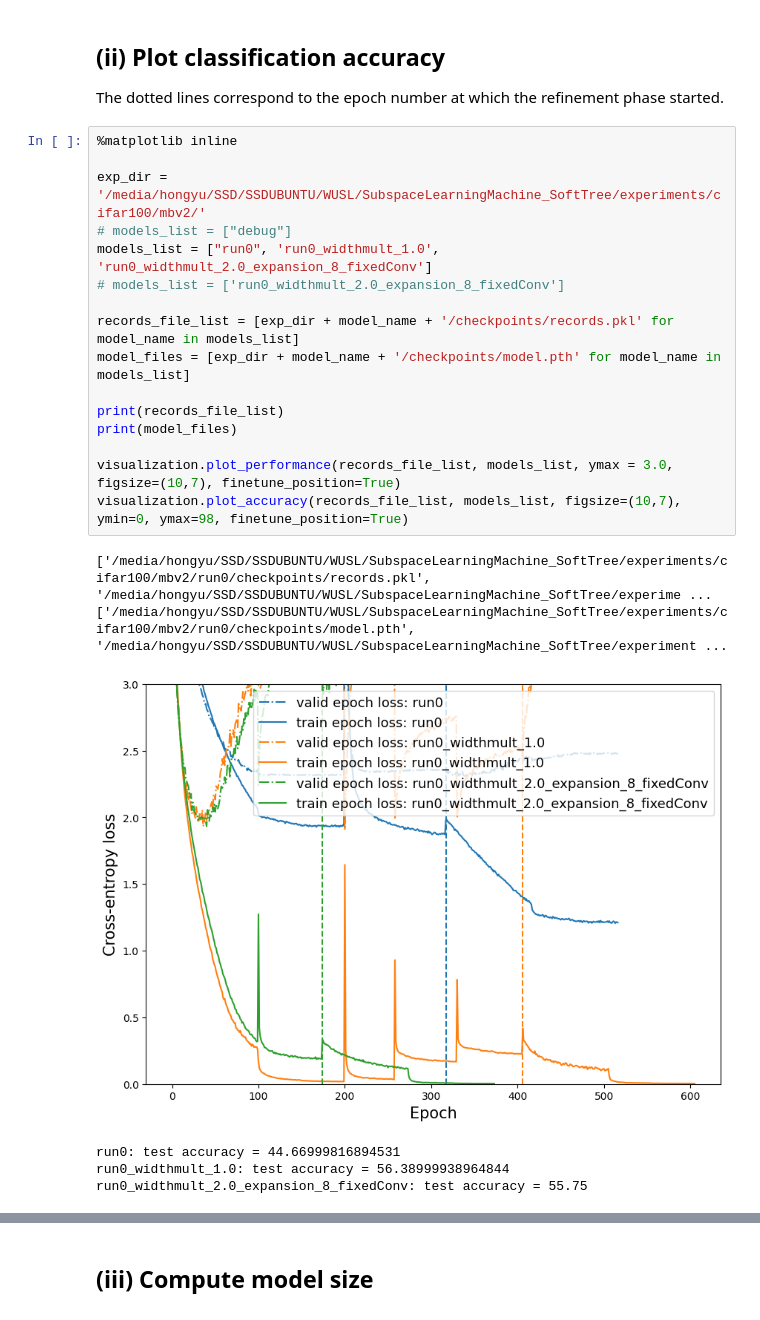
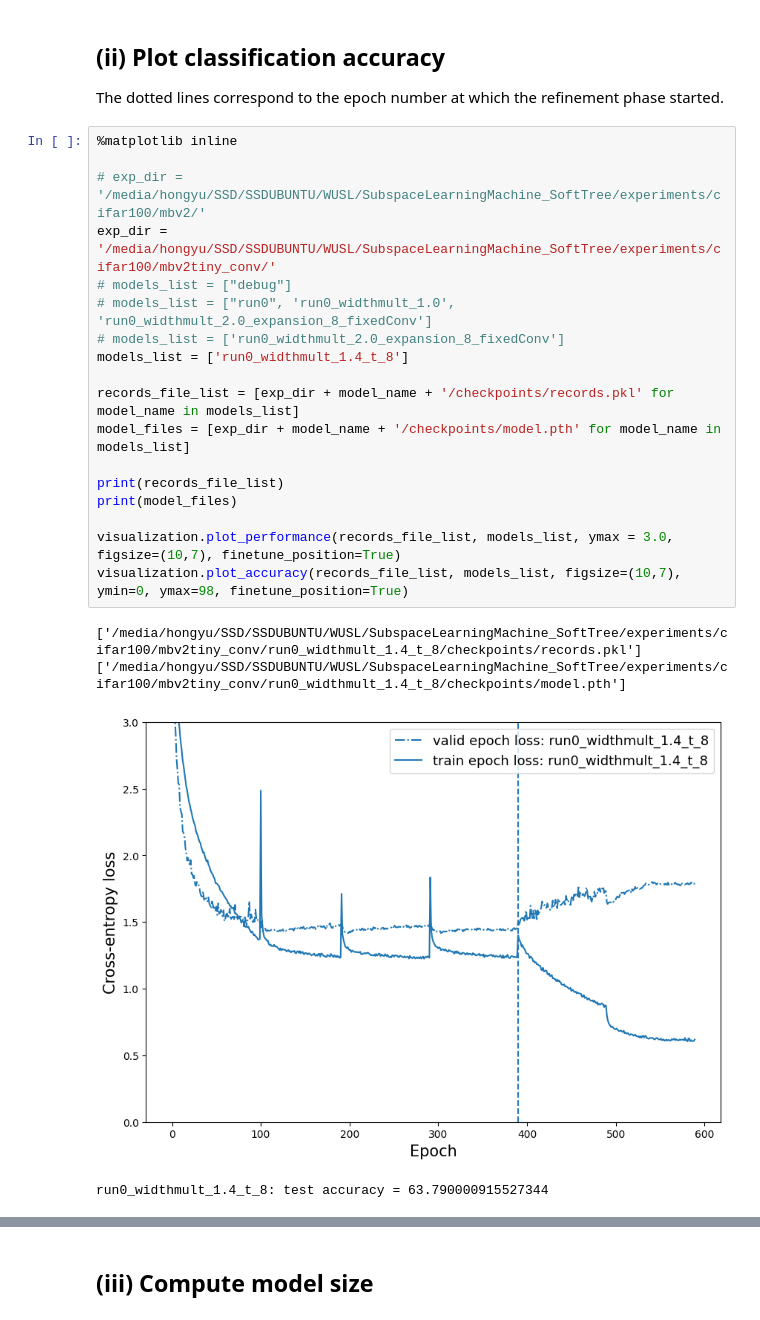
Before and after one commit to ChuniHiro/SubspaceLearningMachine_SoftTree, a Jupyter notebook: examples/evaluation_cifar100.ipynb, the cells around one changed output, grey strips where cells are left out. Saved outputs shown, nothing was run; the diff lists cells and outputs as text.

```diff
--- a/examples/evaluation_cifar100.ipynb
+++ b/examples/evaluation_cifar100.ipynb
@@ -14,23 +14,23 @@ The dotted lines correspond to the epoch number at which the refinement phase st
 # %%
 %matplotlib inline
 
-exp_dir = '/media/hongyu/SSD/SSDUBUNTU/WUSL/SubspaceLearningMachine_SoftTree/experiments/cifar100/mbv2/'
+# exp_dir = '/media/hongyu/SSD/SSDUBUNTU/WUSL/SubspaceLearningMachine_SoftTree/experiments/cifar100/mbv2/'
+exp_dir = '/media/hongyu/SSD/SSDUBUNTU/WUSL/SubspaceLearningMachine_SoftTree/experiments/cifar100/mbv2tiny_conv/'
 # models_list = ["debug"]
-models_list = ["run0", 'run0_widthmult_1.0', 'run0_widthmult_2.0_expansion_8_fixedConv']
+# models_list = ["run0", 'run0_widthmult_1.0', 'run0_widthmult_2.0_expansion_8_fixedConv']
 # models_list = ['run0_widthmult_2.0_expansion_8_fixedConv']
+models_list = ['run0_widthmult_1.4_t_8']
 
 records_file_list = [exp_dir + model_name + '/checkpoints/records.pkl' for model_name in models_list]
 model_files = [exp_dir + model_name + '/checkpoints/model.pth' for model_name in models_list]
 
 print(records_file_list)
 print(model_files)
 
 visualization.plot_performance(records_file_list, models_list, ymax = 3.0, figsize=(10,7), finetune_position=True)
 visualization.plot_accuracy(records_file_list, models_list, figsize=(10,7), ymin=0, ymax=98, finetune_position=True)
 # %% [output]
-['/media/hongyu/SSD/SSDUBUNTU/WUSL/SubspaceLearningMachine_SoftTree/experiments/cifar100/mbv2/run0/checkpoints/records.pkl', '/media/hongyu/SSD/SSDUBUNTU/WUSL/SubspaceLearningMachine_SoftTree/experime ...
-['/media/hongyu/SSD/SSDUBUNTU/WUSL/SubspaceLearningMachine_SoftTree/experiments/cifar100/mbv2/run0/checkpoints/model.pth', '/media/hongyu/SSD/SSDUBUNTU/WUSL/SubspaceLearningMachine_SoftTree/experiment ...
+['/media/hongyu/SSD/SSDUBUNTU/WUSL/SubspaceLearningMachine_SoftTree/experiments/cifar100/mbv2tiny_conv/run0_widthmult_1.4_t_8/checkpoints/records.pkl']
+['/media/hongyu/SSD/SSDUBUNTU/WUSL/SubspaceLearningMachine_SoftTree/experiments/cifar100/mbv2tiny_conv/run0_widthmult_1.4_t_8/checkpoints/model.pth']
-[figure, old version]
+[figure, new version]
-run0: test accuracy = 44.66999816894531
-run0_widthmult_1.0: test accuracy = 56.38999938964844
-run0_widthmult_2.0_expansion_8_fixedConv: test accuracy = 55.75
+run0_widthmult_1.4_t_8: test accuracy = 63.790000915527344
```
Also changed, not shown: parts of 3 cells of this notebook, 1 other file.
